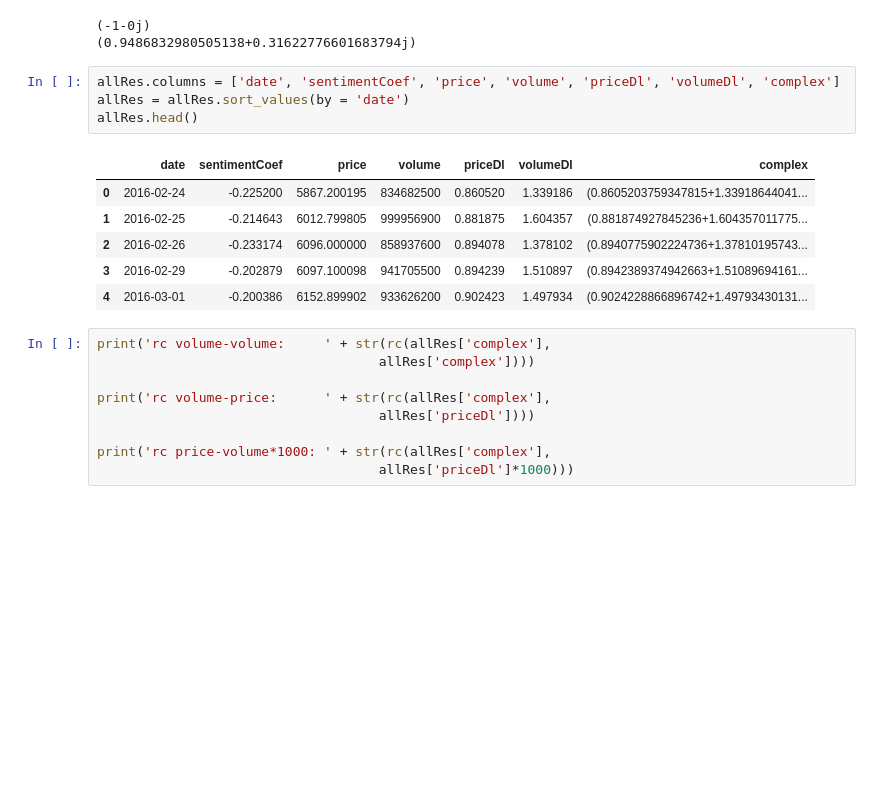
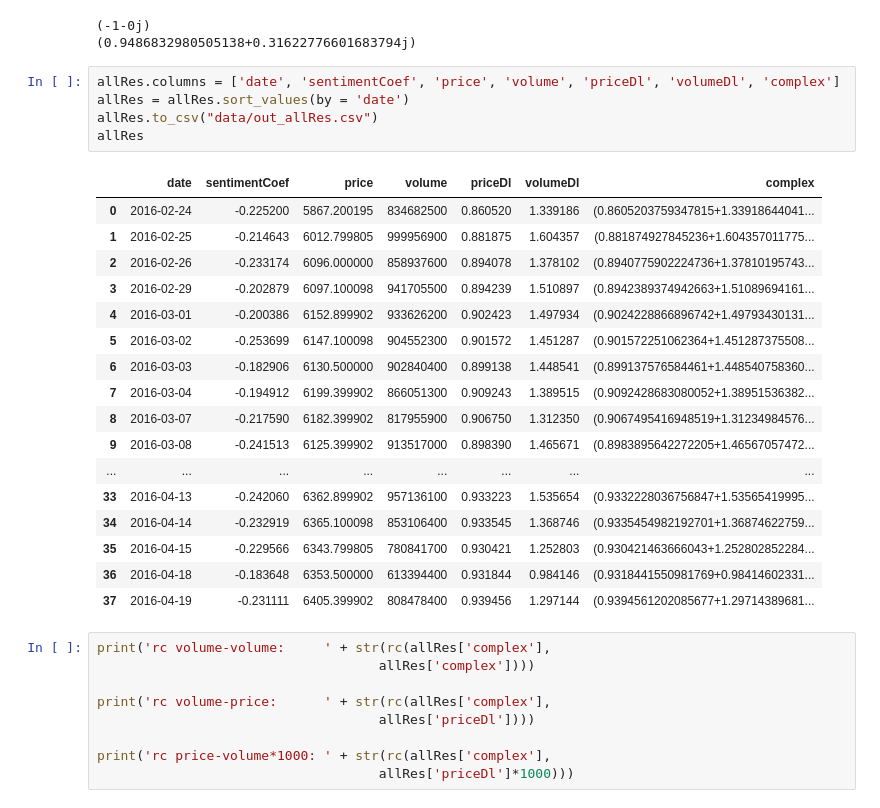
Before and after one commit to baryev/autoregressive-model, a Jupyter notebook: sentimentsAnalysis.ipynb, the cells around one changed output. Cells and saved outputs as stored; diff of their text form; blank space fills up the shorter version.

```diff
--- a/sentimentsAnalysis.ipynb
+++ b/sentimentsAnalysis.ipynb
@@ -132,14 +132,26 @@ print(np.corrcoef(y['y'], y['x'])[0][1])
 # %%
 allRes.columns = ['date', 'sentimentCoef', 'price', 'volume', 'priceDl', 'volumeDl', 'complex']
 allRes = allRes.sort_values(by = 'date')
-allRes.head()
+allRes.to_csv("data/out_allRes.csv")
+allRes
 # %% [output]
 |  | date | sentimentCoef | price | volume | priceDl | volumeDl | complex |
 | 0 | 2016-02-24 | -0.225200 | 5867.200195 | 834682500 | 0.860520 | 1.339186 | (0.8605203759347815+1.33918644041... |
 | 1 | 2016-02-25 | -0.214643 | 6012.799805 | 999956900 | 0.881875 | 1.604357 | (0.881874927845236+1.604357011775... |
 | 2 | 2016-02-26 | -0.233174 | 6096.000000 | 858937600 | 0.894078 | 1.378102 | (0.8940775902224736+1.37810195743... |
 | 3 | 2016-02-29 | -0.202879 | 6097.100098 | 941705500 | 0.894239 | 1.510897 | (0.8942389374942663+1.51089694161... |
 | 4 | 2016-03-01 | -0.200386 | 6152.899902 | 933626200 | 0.902423 | 1.497934 | (0.9024228866896742+1.49793430131... |
+| 5 | 2016-03-02 | -0.253699 | 6147.100098 | 904552300 | 0.901572 | 1.451287 | (0.901572251062364+1.451287375508... |
+| 6 | 2016-03-03 | -0.182906 | 6130.500000 | 902840400 | 0.899138 | 1.448541 | (0.899137576584461+1.448540758360... |
+| 7 | 2016-03-04 | -0.194912 | 6199.399902 | 866051300 | 0.909243 | 1.389515 | (0.9092428683080052+1.38951536382... |
+| 8 | 2016-03-07 | -0.217590 | 6182.399902 | 817955900 | 0.906750 | 1.312350 | (0.9067495416948519+1.31234984576... |
+| 9 | 2016-03-08 | -0.241513 | 6125.399902 | 913517000 | 0.898390 | 1.465671 | (0.8983895642272205+1.46567057472... |
+| ... | ... | ... | ... | ... | ... | ... | ... |
+| 33 | 2016-04-13 | -0.242060 | 6362.899902 | 957136100 | 0.933223 | 1.535654 | (0.9332228036756847+1.53565419995... |
+| 34 | 2016-04-14 | -0.232919 | 6365.100098 | 853106400 | 0.933545 | 1.368746 | (0.9335454982192701+1.36874622759... |
+| 35 | 2016-04-15 | -0.229566 | 6343.799805 | 780841700 | 0.930421 | 1.252803 | (0.930421463666043+1.252802852284... |
+| 36 | 2016-04-18 | -0.183648 | 6353.500000 | 613394400 | 0.931844 | 0.984146 | (0.9318441550981769+0.98414602331... |
+| 37 | 2016-04-19 | -0.231111 | 6405.399902 | 808478400 | 0.939456 | 1.297144 | (0.9394561202085677+1.29714389681... |
 # %%
 print('rc volume-volume:     ' + str(rc(allRes['complex'],
                                     allRes['complex'])))
```
Also changed, not shown: parts of 1 cell of this notebook, 1 other file.
